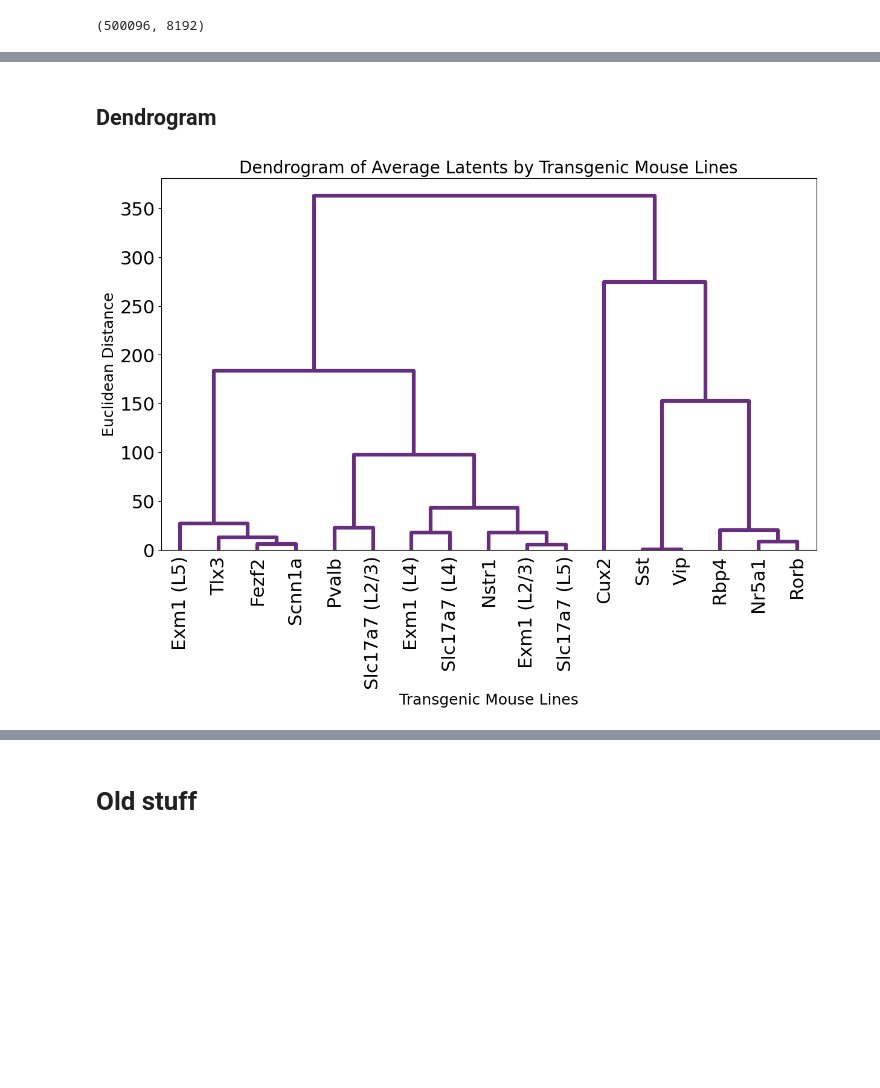
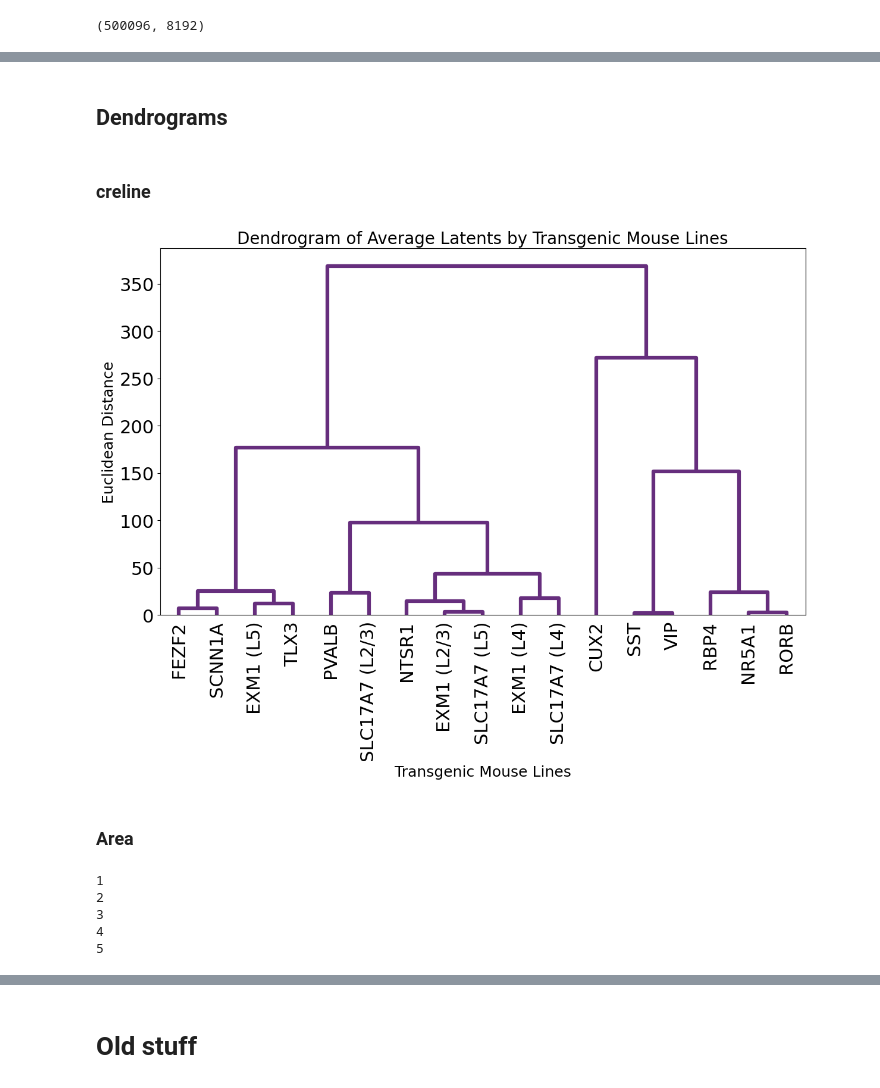
Before and after one commit to ynffsy/torch_brain, a Jupyter notebook: examples/capoyo/extract_latent.ipynb, the cells around one changed output, grey strips where cells are left out. Saved outputs shown, nothing was run; the diff lists cells and outputs as text; code cells hidden in the pictures; blank space fills up the shorter version.

```diff
--- a/examples/capoyo/extract_latent.ipynb
+++ b/examples/capoyo/extract_latent.ipynb
@@ -109,7 +110,7 @@ def load_model_from_ckpt(model, ckpt_path):
         new_state_dict[new_key] = state_dict[key]
     # del new_state_dict["readout.projections.NATURAL_MOVIE_FRAME.weight"]
     # del new_state_dict["readout.projections.NATURAL_MOVIE_FRAME.bias"]
-    model.load_state_dict(new_state_dict, strict=False)
+    model.load_state_dict(new_state_dict, strict=True)
     return model
 
 model = load_model_from_ckpt(model, ckpt_path)
@@ -142,15 +140,0 @@ getting a few different things with matching latents
-# %%
-progress_bar = tqdm(train_loader, desc="Extracting latent")
-
-for batch in progress_bar:
-
-    # Move all tensor-like objects in the batch to the correct device
-    batch = {key: value.to(device) if torch.is_tensor(value) else value for key, value in batch.items()}
-
-    # Ensure model inputs and outputs are on the same device
-    model = model.to(device)  # Move the model to the correct device if it's not already there
-
-    # Extract outputs and latents
-    outputs, _, _, output_latents = model(**batch)
-
-    break
@@ -181,7 +140,0 @@ torch.Size([128, 128, 64])
-# %%
-# Printing each key followed by its dimensions, handling non-tensor entries
-for key, value in batch.items():
-    if isinstance(value, torch.Tensor):  # Check if value is a tensor
-        print(f"{key}: {list(value.shape)} dimensions")
-    else:
-        print(f"{key}: Not a tensor, skipping")
@@ -355,5 +274,7 @@ array([1, 0, 1, ..., 2, 1, 0])
 # %% [markdown]
-## Dendrogram
+## Dendrograms
+# %% [markdown]
+### creline
 # %%
 from scipy.cluster.hierarchy import dendrogram, linkage, leaves_list
 from sklearn.preprocessing import StandardScaler
@@ -414,32 +335,66 @@ for creline in unique_crelines:
 # Assuming `average_latents` is your dictionary with creline (or creline, depth) as keys and average latents as values
 keys = list(average_latents.keys())
 avg_latent_values = np.array([average_latents[key] for key in keys])
-
+scaler = StandardScaler()
+avg_latent_values = scaler.fit_transform(avg_latent_values)
 # Replace creline and depth values in the keys with the corresponding names from creline_map and depth_map
 def format_label(key):
     if isinstance(key, tuple):  # For (creline, depth) keys
         creline_label = creline_map[key[0]]
         depth_label = depth_map[key[1]]
         return f"{creline_label} ({depth_label})"
     else:  # For single creline keys
         return creline_map[key]
 
 # Apply the label formatting function to all keys
 formatted_labels = [format_label(key) for key in keys]
 
 # Step 1: Standardize the data
 scaler = StandardScaler()
 avg_latent_scaled = scaler.fit_transform(avg_latent_values)
 
 # Step 2: Perform hierarchical clustering using the linkage function
 Z = linkage(avg_latent_scaled, method='ward')
 
 # Step 3: Plot the dendrogram with the new labels
 plt.figure(figsize=(14, 8))
 dendrogram(Z, labels=formatted_labels, leaf_rotation=90, leaf_font_size=22, show_leaf_counts=True,)#  above_threshold_color='#F9B40D')
 plt.title('Dendrogram of Average Latents by Transgenic Mouse Lines')
 plt.xlabel('Transgenic Mouse Lines')
 plt.ylabel('Euclidean Distance')
 plt.show()
 # %% [output]
-[figure, old version]
+[figure, new version]
+# %% [markdown]
+### Area
+# %%
+
+# Get the unique cre lines
+areas = np.unique(area_all)
+
+# Initialize list to store creline averages and sample counts
+area_averages = []
+area_sample_counts = []
+
+for area in areas:
+    if area == 0:
+        continue
+    # Select latents corresponding to the current cre line
+    latents_for_area = all_latents[area_all == area]
+
+    # Compute the average latents for the current cre line
+    avg_latents = np.mean(latents_for_area, axis=0)
+
+    # Count the number of samples for the current cre line
+    sample_count = latents_for_area.shape[0]
+    print(area)
+
+    # Append the results
+    area_averages.append(avg_latents)
+    area_sample_counts.append(sample_count)
+# %% [output]
+1
+2
+3
+4
+5
```
Also changed, not shown: parts of 27 cells of this notebook.
